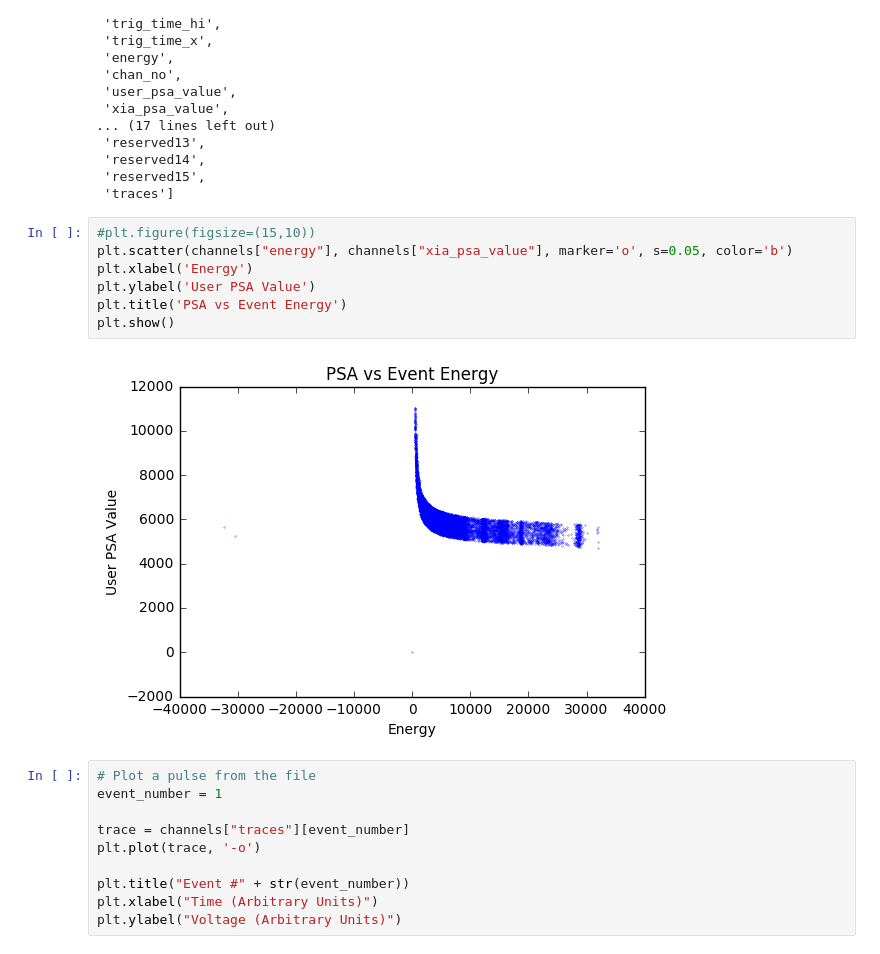
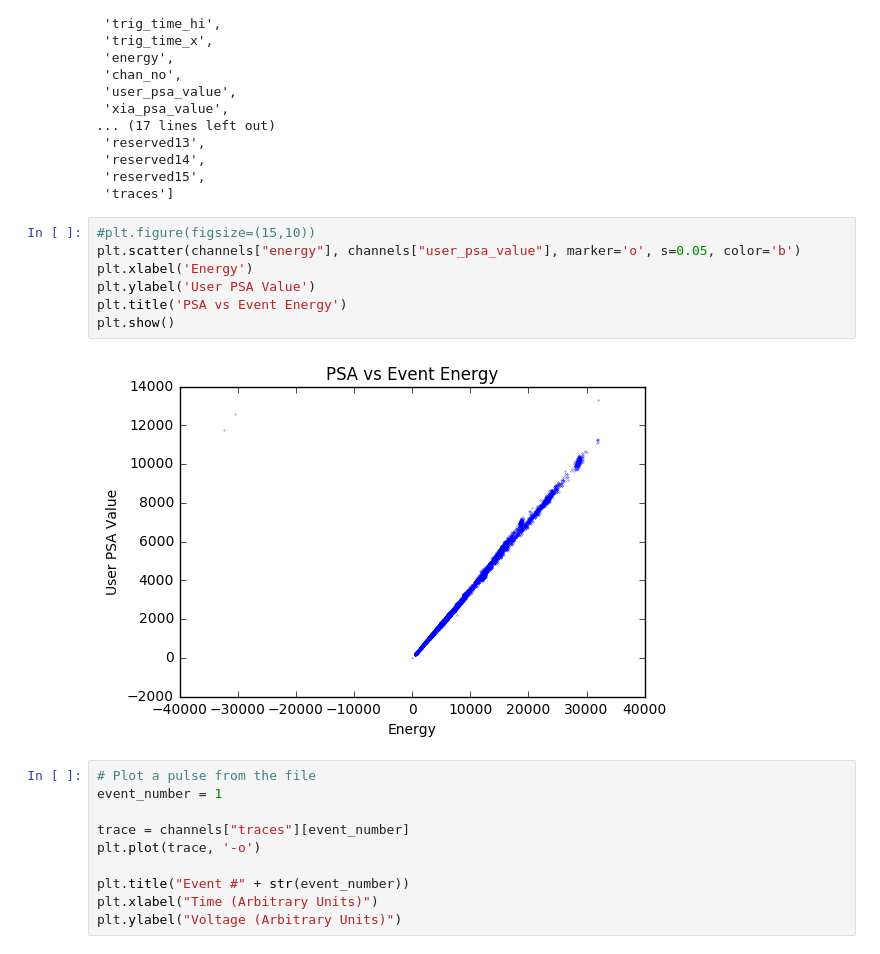
Before and after one commit to det-lab/xia, a Jupyter notebook: src/xia_analysis_awkward.ipynb, the cells around one changed output. Cells and saved outputs as stored; diff of their text form.

```diff
--- a/src/xia_analysis_awkward.ipynb
+++ b/src/xia_analysis_awkward.ipynb
@@ -54,13 +54,13 @@ channels.columns
  'traces']
 # %%
 #plt.figure(figsize=(15,10))
-plt.scatter(channels["energy"], channels["xia_psa_value"], marker='o', s=0.05, color='b')
+plt.scatter(channels["energy"], channels["user_psa_value"], marker='o', s=0.05, color='b')
 plt.xlabel('Energy')
 plt.ylabel('User PSA Value')
 plt.title('PSA vs Event Energy')
 plt.show()
 # %% [output]
-[figure, old version]
+[figure, new version]
 # %%
 # Plot a pulse from the file
 event_number = 1
```
Also changed, not shown: parts of 3 cells of this notebook.
